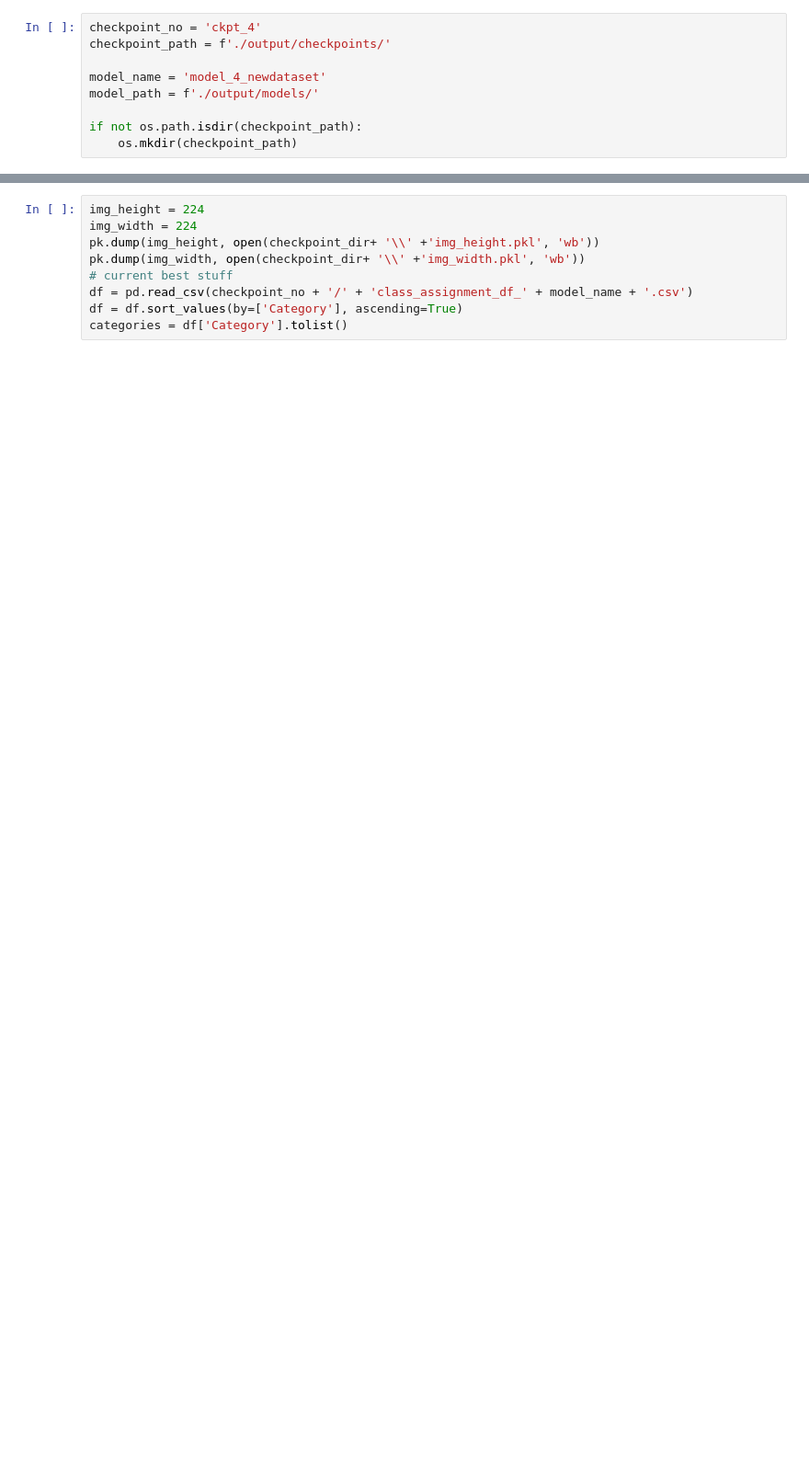
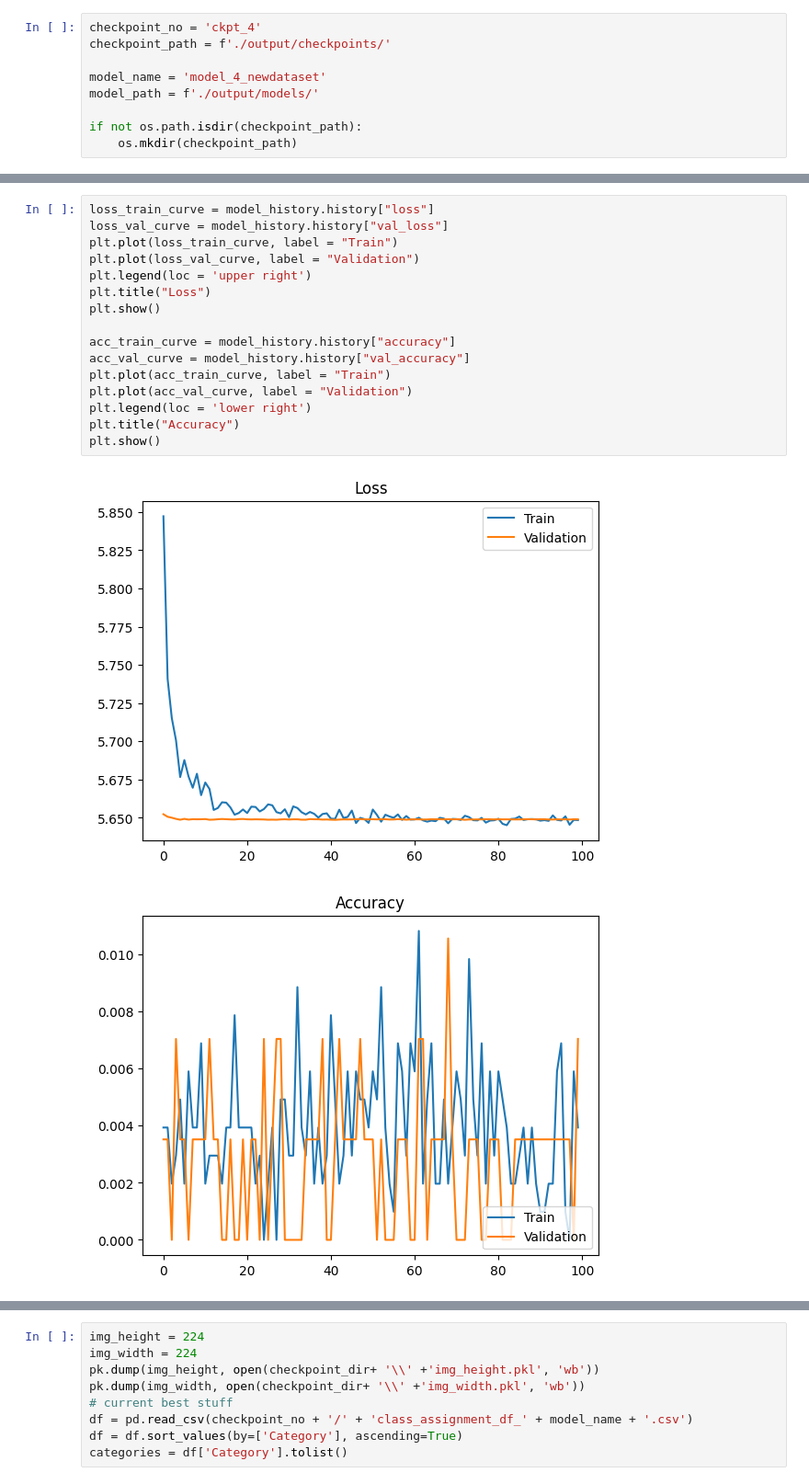
Before and after one commit to heyitsahleesah/COMP4989-Nano, a Jupyter notebook: felix_trash/felix_cnn.ipynb, the cells around one changed output, grey strips where cells are left out. Shown: that part at 92% size. Saved outputs shown, nothing was run; the diff lists cells and outputs as text; blank space fills up the shorter version.

```diff
--- a/felix_trash/felix_cnn.ipynb
+++ b/felix_trash/felix_cnn.ipynb
@@ -198,0 +276,19 @@ Found 105355 validated image filenames belonging to 105353 classes.
+# %%
+loss_train_curve = model_history.history["loss"]
+loss_val_curve = model_history.history["val_loss"]
+plt.plot(loss_train_curve, label = "Train")
+plt.plot(loss_val_curve, label = "Validation")
+plt.legend(loc = 'upper right')
+plt.title("Loss")
+plt.show()
+
+acc_train_curve = model_history.history["accuracy"]
+acc_val_curve = model_history.history["val_accuracy"]
+plt.plot(acc_train_curve, label = "Train")
+plt.plot(acc_val_curve, label = "Validation")
+plt.legend(loc = 'lower right')
+plt.title("Accuracy")
+plt.show()
+# %% [output]
+[figure, added]
+[figure, added]
```
Also changed, not shown: parts of 22 cells of this notebook, 1 other file.
